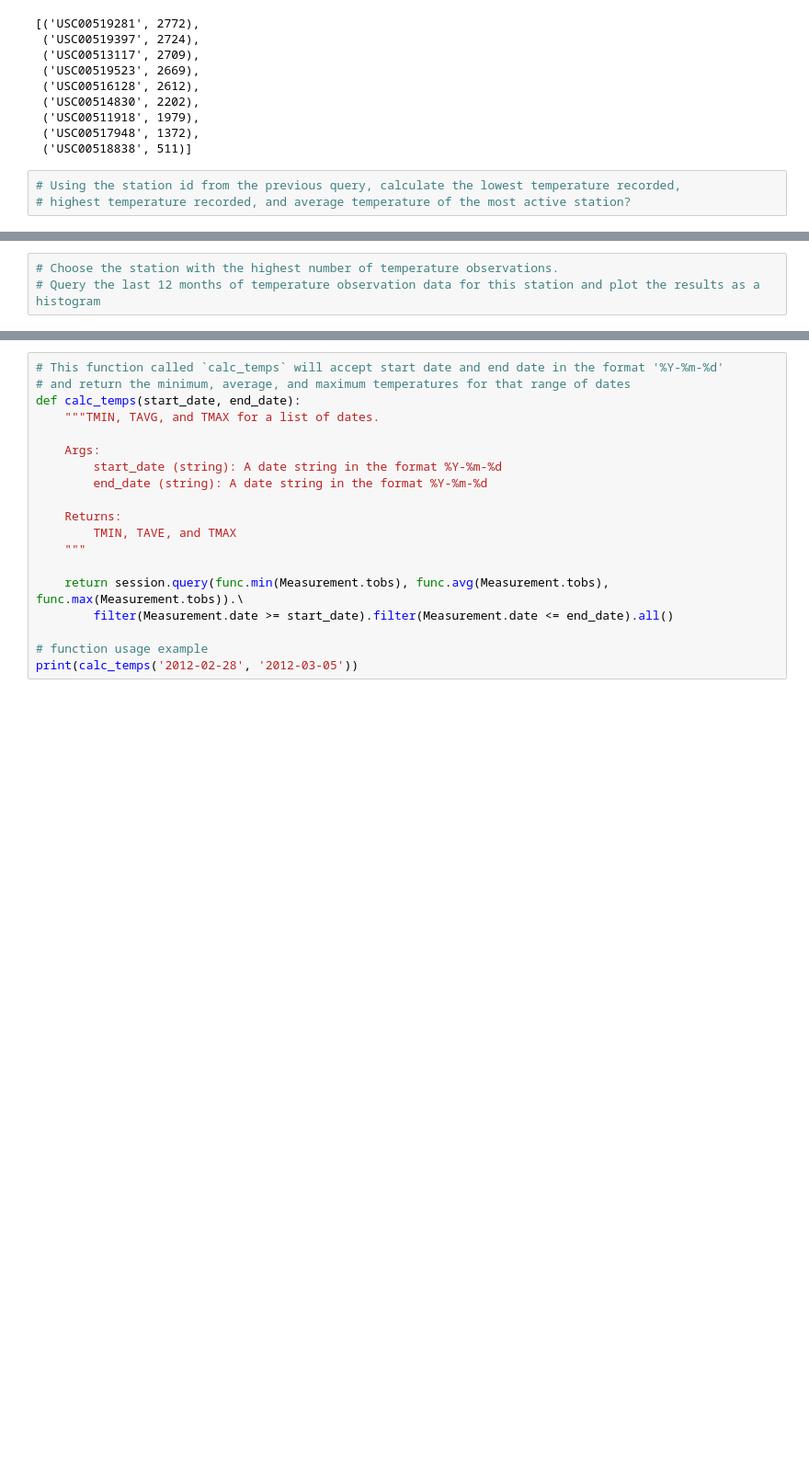
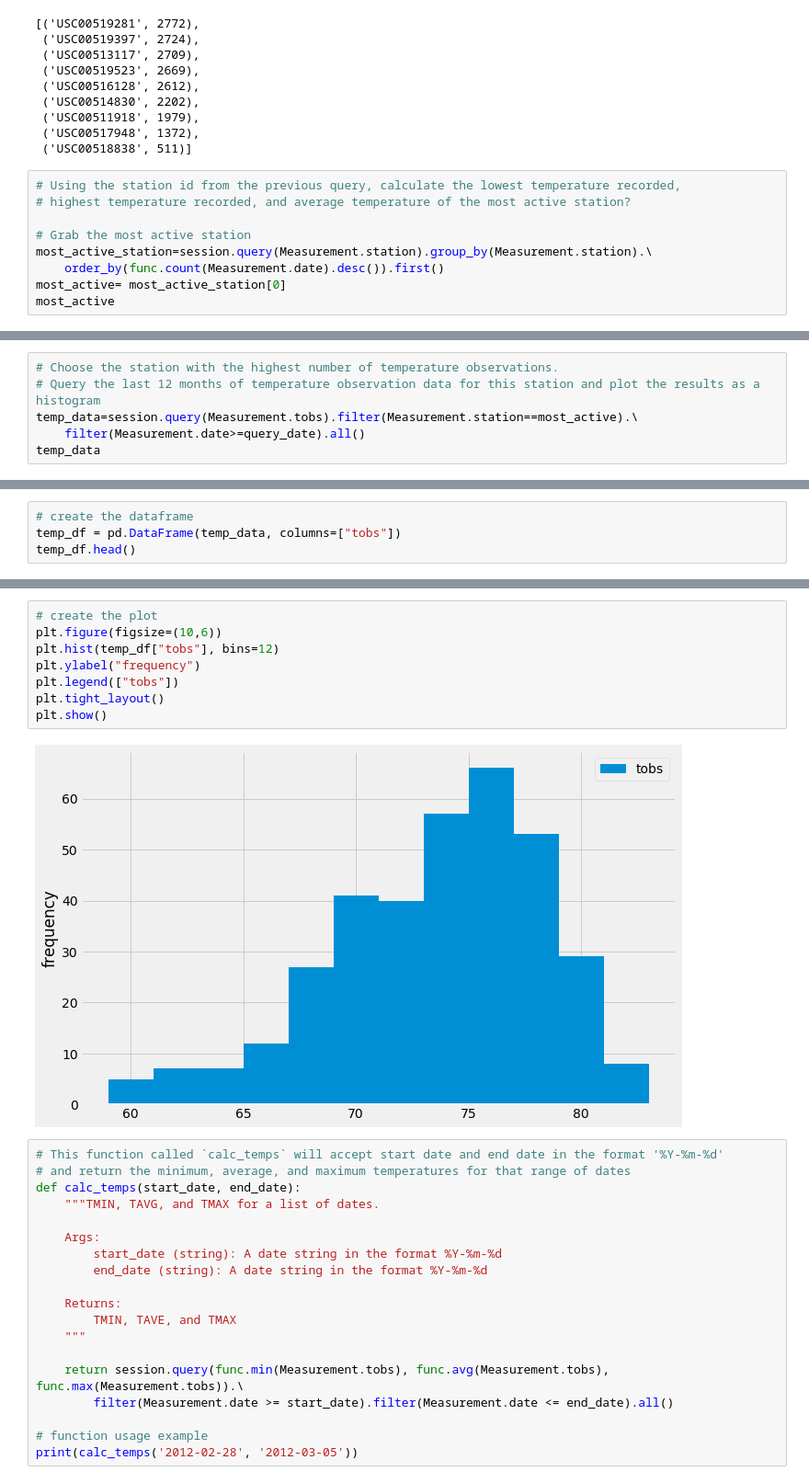
Before and after one commit to nadireag/sqlalchemy-challenge, a Jupyter notebook: ClimatePy.ipynb, the cells around one changed output, grey strips where cells are left out. Shown at 92% size. Drawn from its saved outputs; the diff is of its cells as text; blank space fills up the shorter version.

```diff
--- a/ClimatePy.ipynb
+++ b/ClimatePy.ipynb
@@ -144,3 +152,9 @@ session.query(Measurement.station, func.count(Measurement.date)).group_by(Measur
 # %%
 # Using the station id from the previous query, calculate the lowest temperature recorded,
 # highest temperature recorded, and average temperature of the most active station?
+
+# Grab the most active station
+most_active_station=session.query(Measurement.station).group_by(Measurement.station).\
+    order_by(func.count(Measurement.date).desc()).first()
+most_active= most_active_station[0]
+most_active
@@ -147,3 +170,6 @@ session.query(Measurement.station, func.count(Measurement.date)).group_by(Measur
 # %%
 # Choose the station with the highest number of temperature observations.
 # Query the last 12 months of temperature observation data for this station and plot the results as a histogram
+temp_data=session.query(Measurement.tobs).filter(Measurement.station==most_active).\
+    filter(Measurement.date>=query_date).all()
+temp_data
@@ -149,0 +194,4 @@ session.query(Measurement.station, func.count(Measurement.date)).group_by(Measur
+# %%
+# create the dataframe
+temp_df = pd.DataFrame(temp_data, columns=["tobs"])
+temp_df.head()
@@ -150,3 +205,13 @@ session.query(Measurement.station, func.count(Measurement.date)).group_by(Measur
+# %%
+# create the plot
+plt.figure(figsize=(10,6))
+plt.hist(temp_df["tobs"], bins=12)
+plt.ylabel("frequency")
+plt.legend(["tobs"])
+plt.tight_layout()
+plt.show()
+# %% [output]
+[figure, added]
 # %%
 # This function called `calc_temps` will accept start date and end date in the format '%Y-%m-%d'
 # and return the minimum, average, and maximum temperatures for that range of dates
```
Also changed, not shown: parts of 15 cells of this notebook.
